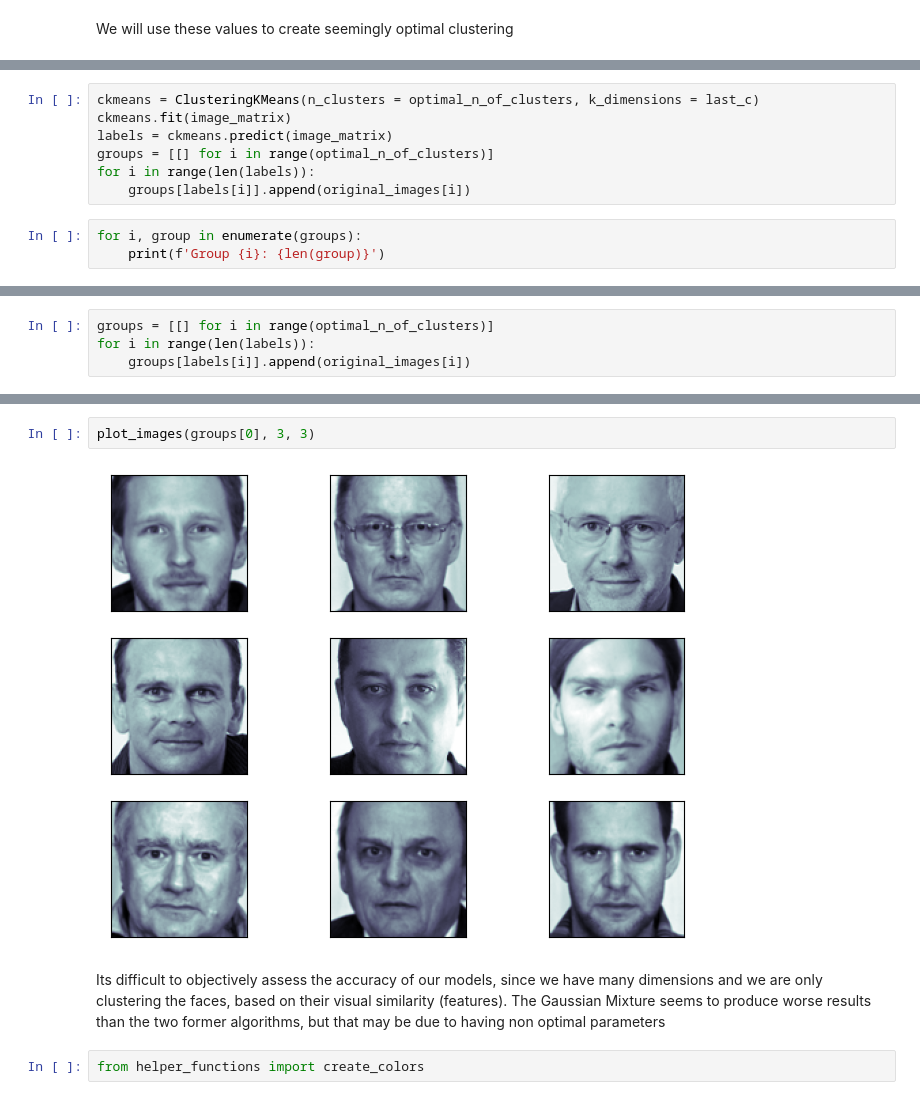
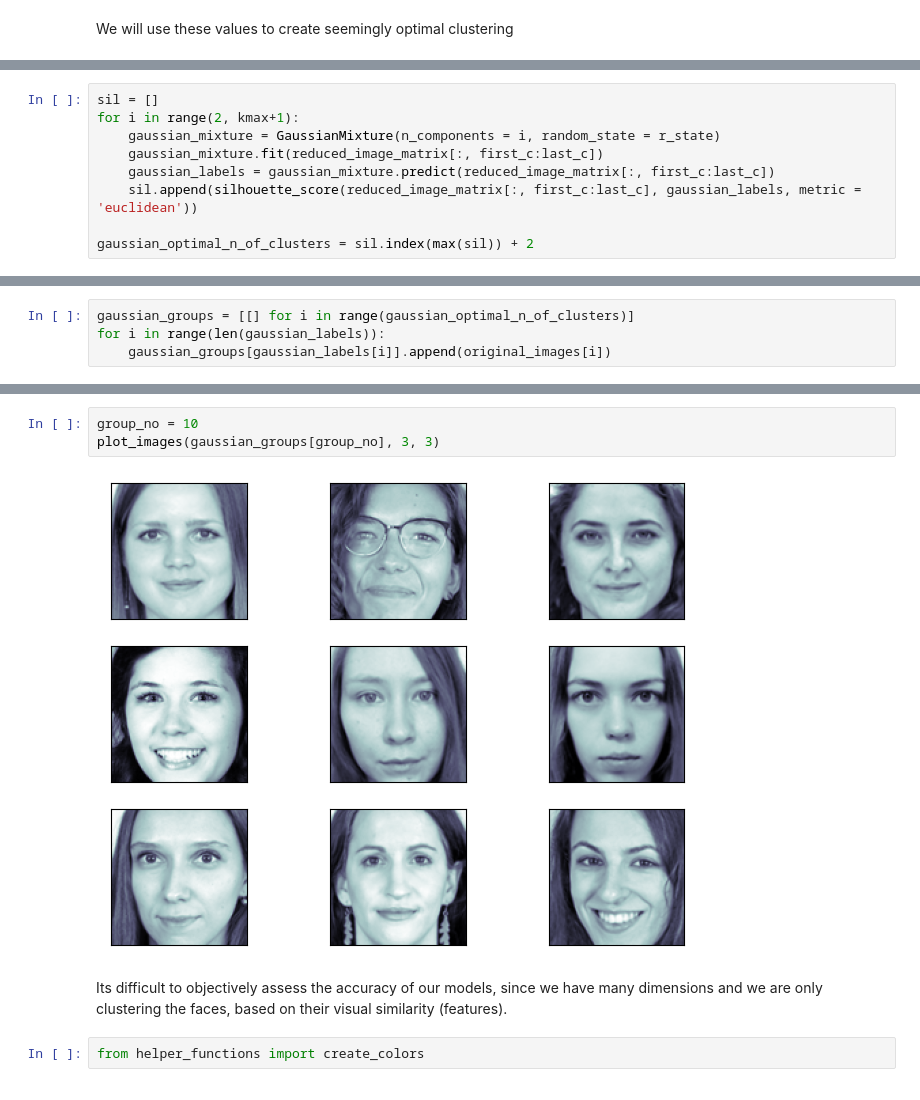
Before and after one commit to TheKompot/Eigenfaces, a Jupyter notebook: sol.ipynb, the cells around one changed output, grey strips where cells are left out. Cells and saved outputs as stored; diff of their text form.

```diff
--- a/sol.ipynb
+++ b/sol.ipynb
@@ -208,10 +197,0 @@ plt.show()
-# %%
-ckmeans = ClusteringKMeans(n_clusters = optimal_n_of_clusters, k_dimensions = last_c)
-ckmeans.fit(image_matrix)
-labels = ckmeans.predict(image_matrix)
-groups = [[] for i in range(optimal_n_of_clusters)]
-for i in range(len(labels)):
-    groups[labels[i]].append(original_images[i])
-# %%
-for i, group in enumerate(groups):
-    print(f'Group {i}: {len(group)}')
@@ -244 +200,10 @@ Lastly we try the Gauissian Mixture algorithm
+# %%
+sil = []
+for i in range(2, kmax+1):
+    gaussian_mixture = GaussianMixture(n_components = i, random_state = r_state)
+    gaussian_mixture.fit(reduced_image_matrix[:, first_c:last_c])
+    gaussian_labels = gaussian_mixture.predict(reduced_image_matrix[:, first_c:last_c])
+    sil.append(silhouette_score(reduced_image_matrix[:, first_c:last_c], gaussian_labels, metric = 'euclidean'))
+
+gaussian_optimal_n_of_clusters = sil.index(max(sil)) + 2
 # %%
@@ -248,5 +213,5 @@ labels = model.predict(reduced_image_matrix[:, first_c:last_c])
 # %%
-groups = [[] for i in range(optimal_n_of_clusters)]
-for i in range(len(labels)):
-    groups[labels[i]].append(original_images[i])
+gaussian_groups = [[] for i in range(gaussian_optimal_n_of_clusters)]
+for i in range(len(gaussian_labels)):
+    gaussian_groups[gaussian_labels[i]].append(original_images[i])
 # %%
@@ -273,8 +241,9 @@ Group 29: 5
 # %%
-plot_images(groups[0], 3, 3)
+group_no = 10
+plot_images(gaussian_groups[group_no], 3, 3)
 # %% [output]
-[figure, old version]
+[figure, new version]
 # %% [markdown]
-Its difficult to objectively assess the accuracy of our models, since we have many dimensions and we are only clustering the faces, based on their visual similarity (features). The Gaussian Mixture seems to produce worse results than the two former algorithms, but that may be due to having non optimal parameters
+Its difficult to objectively assess the accuracy of our models, since we have many dimensions and we are only clustering the faces, based on their visual similarity (features).
 # %%
 from helper_functions import create_colors
```
Also changed, not shown: parts of 25 cells of this notebook, 3 other files.
